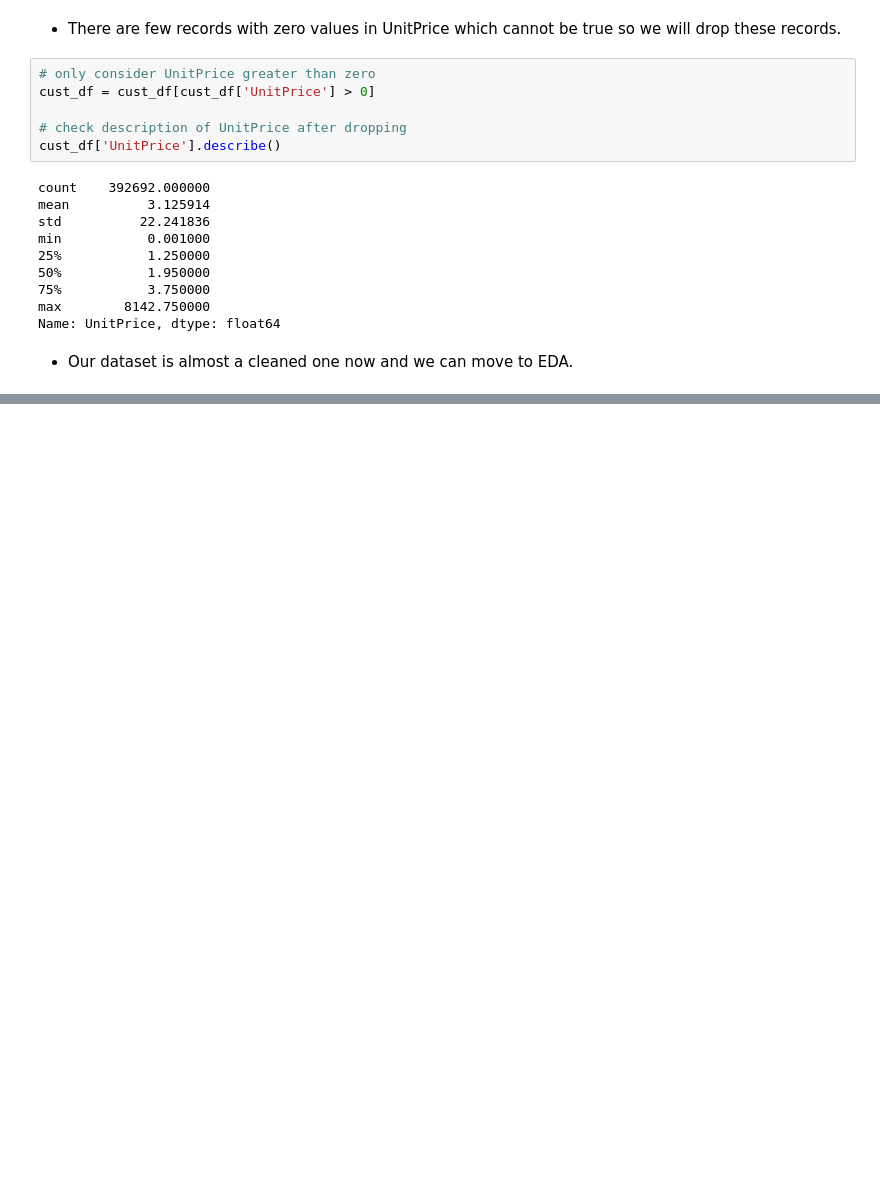
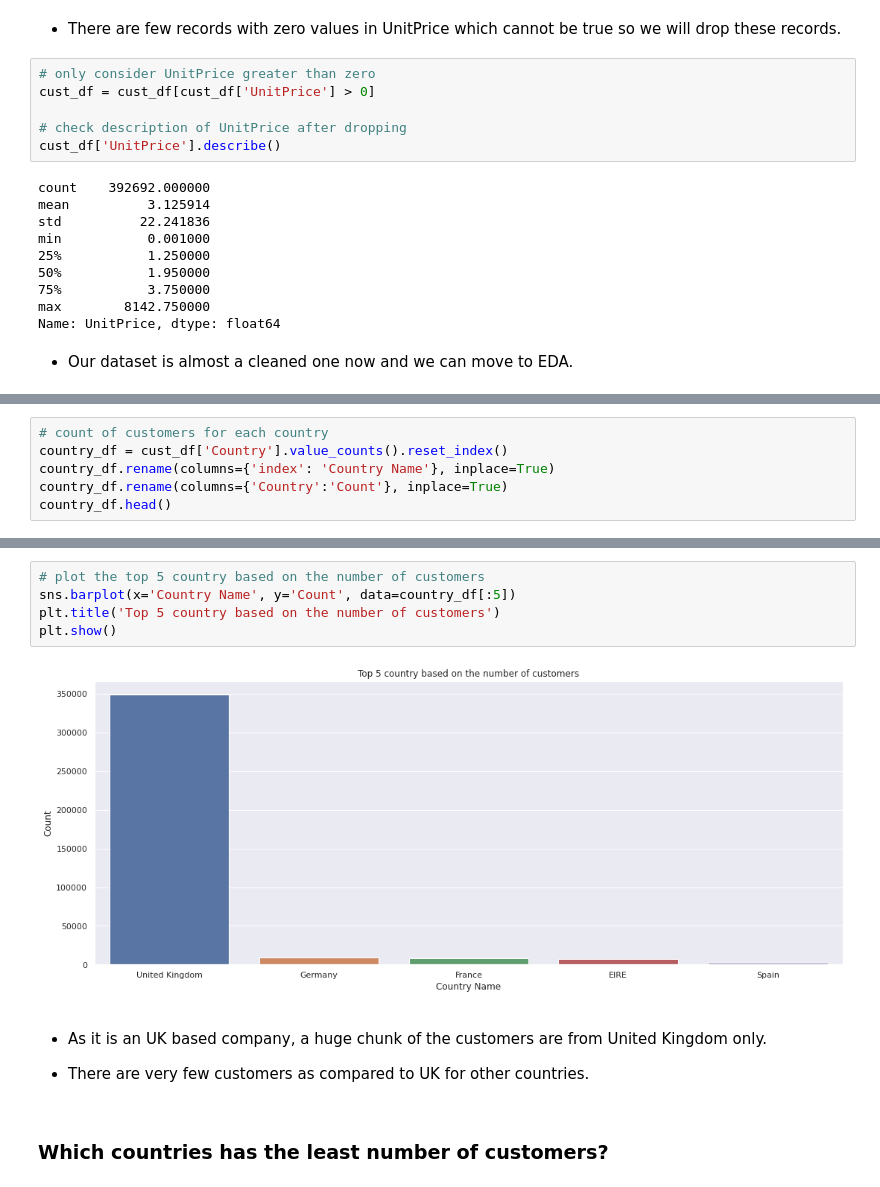
Before and after one commit to Rudrajit12/Online-Retail-Customer-Segmentation, a Jupyter notebook: Online_Retail_Customer_Segmentation_Capstone_Project.ipynb, the cells around one changed output, grey strips where cells are left out. Drawn from its saved outputs; the diff is of its cells as text; blank space fills up the shorter version.

```diff
--- a/Online_Retail_Customer_Segmentation_Capstone_Project.ipynb
+++ b/Online_Retail_Customer_Segmentation_Capstone_Project.ipynb
@@ -375,0 +458,6 @@ Name: UnitPrice, dtype: float64
+# %%
+# count of customers for each country
+country_df = cust_df['Country'].value_counts().reset_index()
+country_df.rename(columns={'index': 'Country Name'}, inplace=True)
+country_df.rename(columns={'Country':'Count'}, inplace=True)
+country_df.head()
@@ -375,0 +471,13 @@ Name: UnitPrice, dtype: float64
+# %%
+# plot the top 5 country based on the number of customers
+sns.barplot(x='Country Name', y='Count', data=country_df[:5])
+plt.title('Top 5 country based on the number of customers')
+plt.show()
+# %% [output]
+[figure, added]
+# %% [markdown]
+* As it is an UK based company, a huge chunk of the customers are from United Kingdom only.
+
+* There are very few customers as compared to UK for other countries.
+# %% [markdown]
+### **Which countries has the least number of customers?**
```
Also changed, not shown: parts of 33 cells of this notebook.
